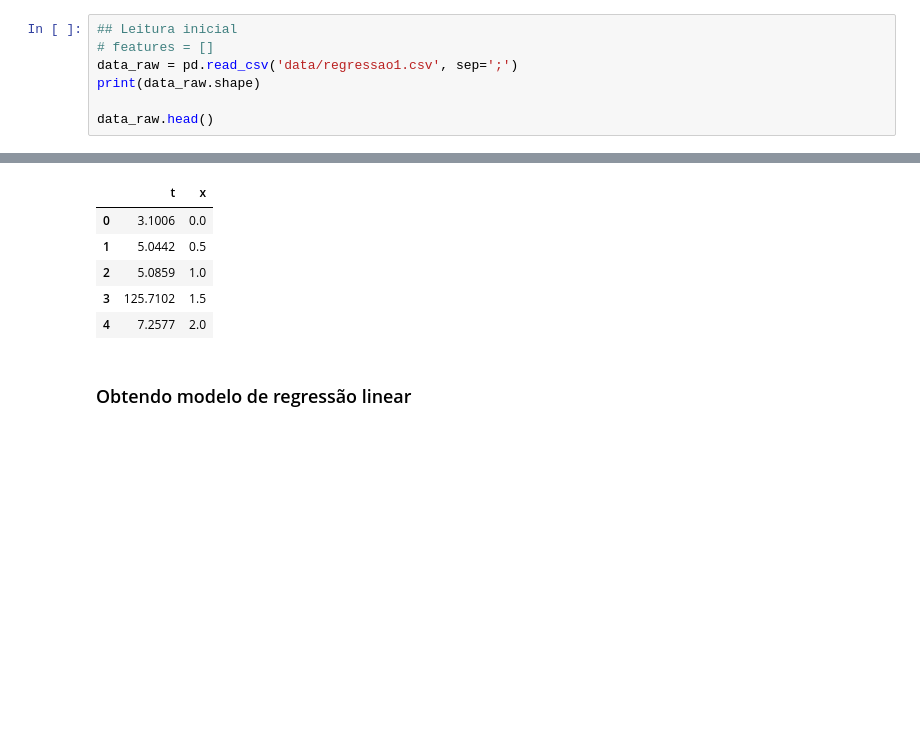
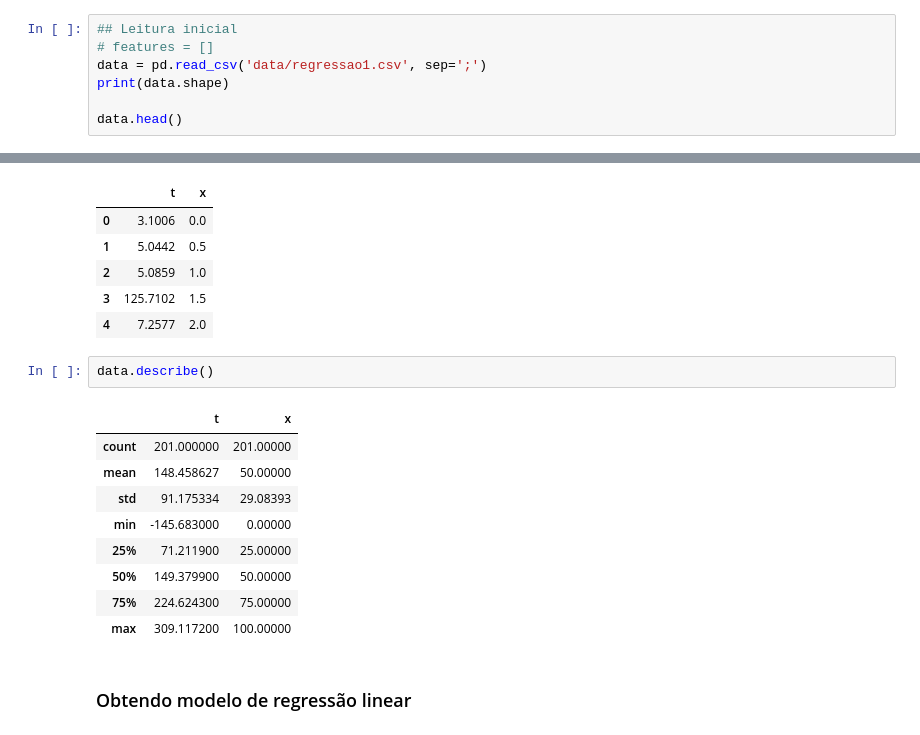
Before and after one commit to Harmonia2Side/machine-learning-laboratory-2023-2, a Jupyter notebook: lista1/lista1_breno_odnan.ipynb, the cells around one changed output, grey strips where cells are left out. Saved outputs shown, nothing was run; the diff lists cells and outputs as text; blank space fills up the shorter version.

```diff
--- a/lista1/lista1_breno_odnan.ipynb
+++ b/lista1/lista1_breno_odnan.ipynb
@@ -688,10 +688,10 @@ import math
 # %%
 ## Leitura inicial
 # features = []
-data_raw = pd.read_csv('data/regressao1.csv', sep=';')
-print(data_raw.shape)
+data = pd.read_csv('data/regressao1.csv', sep=';')
+print(data.shape)
 
-data_raw.head()
+data.head()
 # %% [output]
 (201, 2)
 |  | t | x |
@@ -700,5 +700,17 @@ data_raw.head()
 | 2 | 5.0859 | 1.0 |
 | 3 | 125.7102 | 1.5 |
 | 4 | 7.2577 | 2.0 |
+# %%
+data.describe()
+# %% [output]
+|  | t | x |
+| count | 201.000000 | 201.00000 |
+| mean | 148.458627 | 50.00000 |
+| std | 91.175334 | 29.08393 |
+| min | -145.683000 | 0.00000 |
+| 25% | 71.211900 | 25.00000 |
+| 50% | 149.379900 | 50.00000 |
+| 75% | 224.624300 | 75.00000 |
+| max | 309.117200 | 100.00000 |
 # %% [markdown]
 ### Obtendo modelo de regressão linear
```
Also changed, not shown: parts of 2 cells of this notebook.
